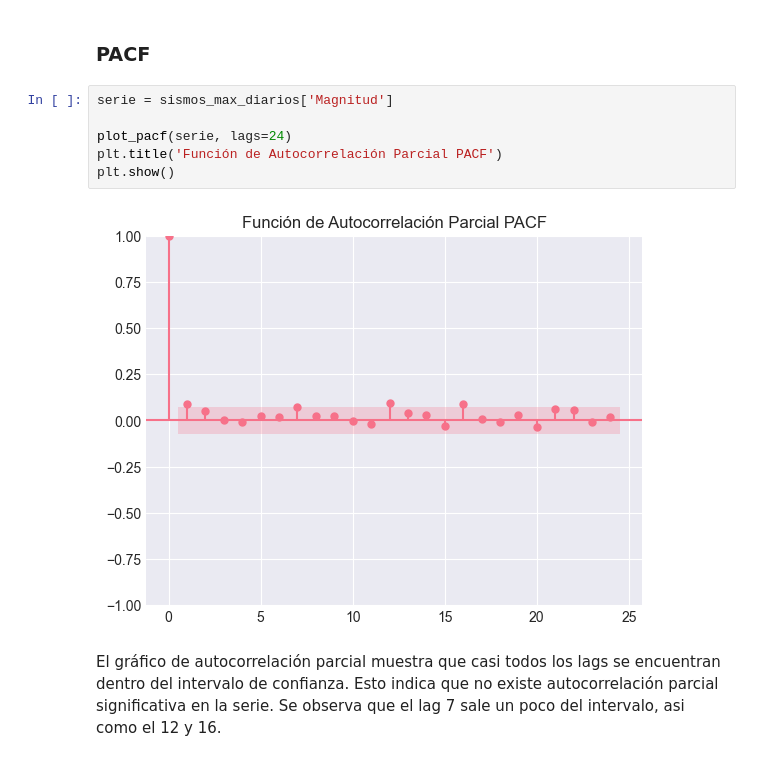
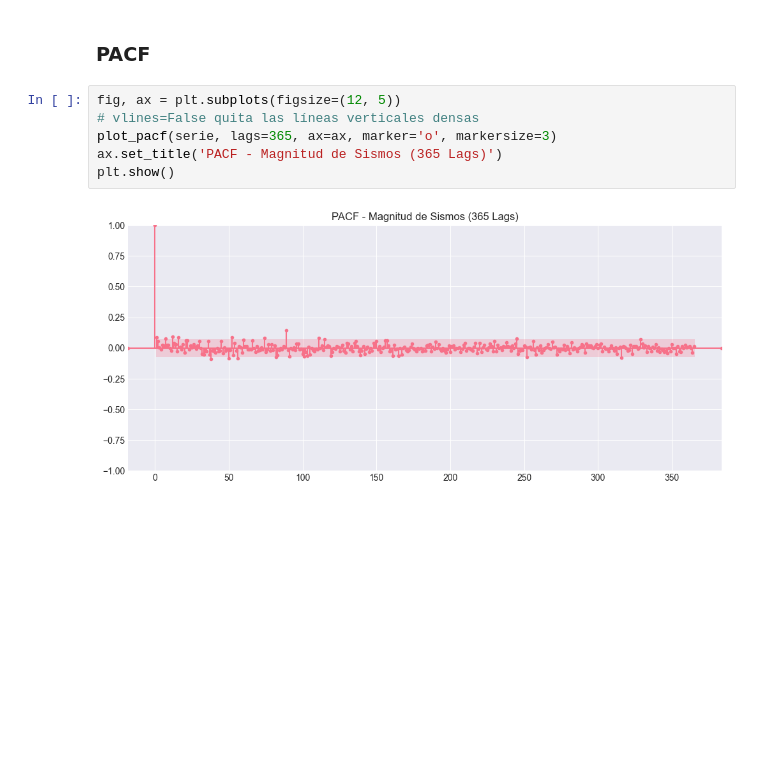
Before and after one commit to vanessalugo04/proyecto_series_tiempo, a Jupyter notebook: Series_Sismos.ipynb, the cells around one changed output. Cells and saved outputs as stored; diff of their text form; blank space fills up the shorter version.

Commit message:
pacf gráfica corregida

```diff
--- a/Series_Sismos.ipynb
+++ b/Series_Sismos.ipynb
@@ -476,13 +476,11 @@ plt.show()
 Después del lag 0 la mayoría los valores se encuentran dentro del intervalo de confianza, por lo que las correlaciones no son estadísticamente significativas. Se observa que puede haberr correlación en el lag 7, 12 y 16 porque sobresalen.
 # %% [markdown]
 ### PACF
-# %%
-serie = sismos_max_diarios['Magnitud']
-
-plot_pacf(serie, lags=24)
-plt.title('Función de Autocorrelación Parcial PACF')
-plt.show()
-# %% [output]
-[figure, removed]
-# %% [markdown]
-El gráfico de autocorrelación parcial muestra que casi todos los lags se encuentran dentro del intervalo de confianza. Esto indica que no existe autocorrelación parcial significativa en la serie. Se observa que el lag 7 sale un poco del intervalo, asi como el 12 y 16.
+# %%
+fig, ax = plt.subplots(figsize=(12, 5))
+# vlines=False quita las líneas verticales densas
+plot_pacf(serie, lags=365, ax=ax, marker='o', markersize=3)
+ax.set_title('PACF - Magnitud de Sismos (365 Lags)')
+plt.show()
+# %% [output]
+[figure, added]
```
Also changed, not shown: parts of 1 cell of this notebook.
